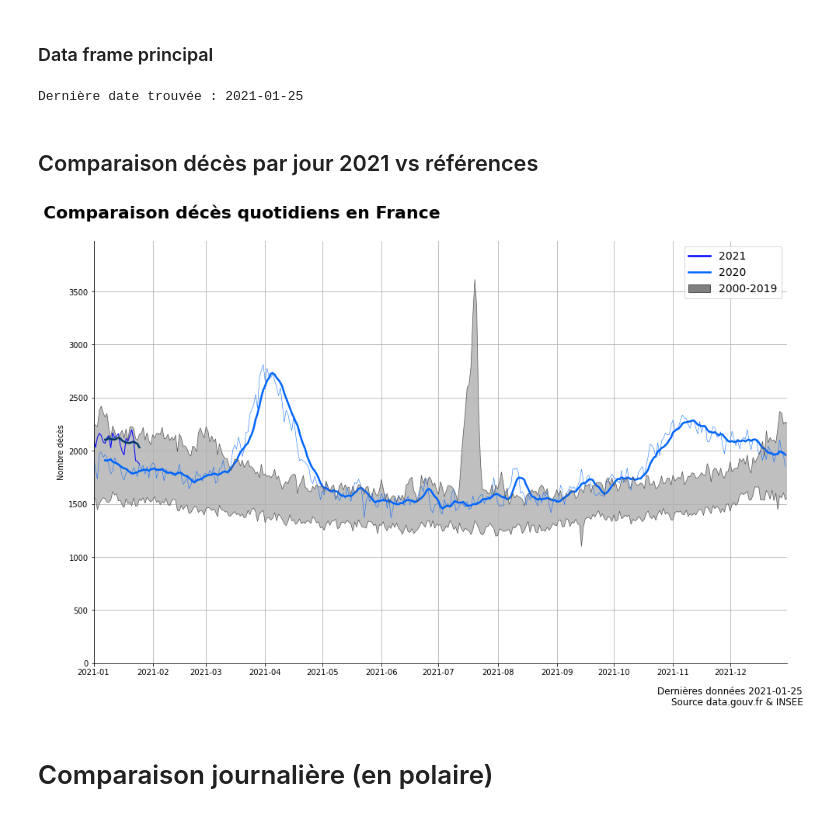
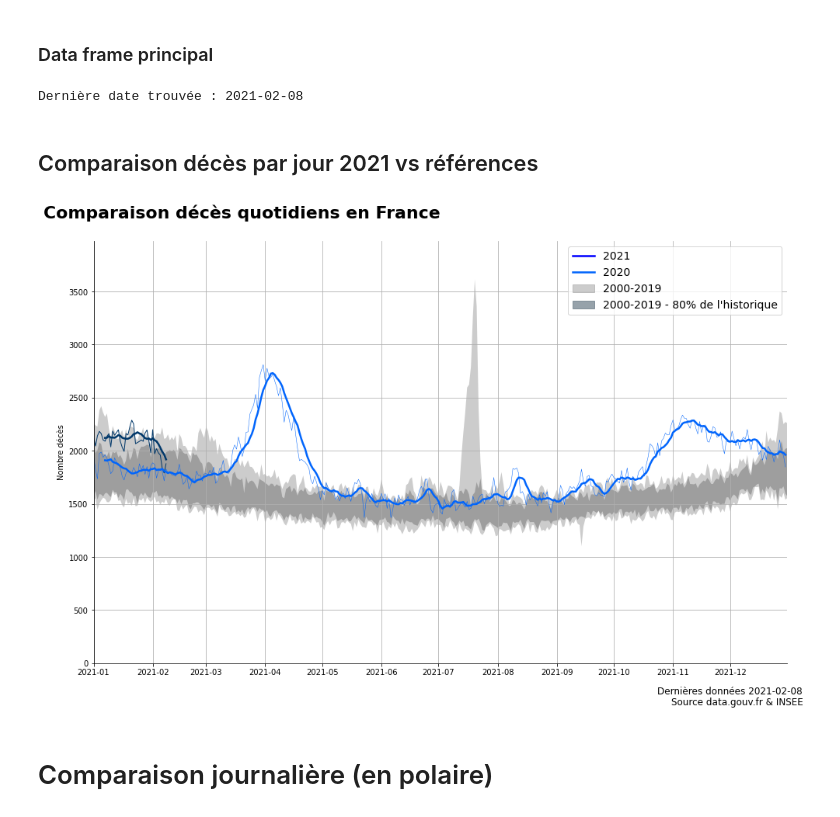
Before and after one commit to makiwara-fr/covid19-analyse, a Jupyter notebook: fr_deaths-2021.ipynb, the cells around one changed output. Cells and saved outputs as stored; diff of their text form; code cells hidden in the pictures.

Commit message:
Change in display.- Add the quantiles in main chart -review of the gap evolution

```diff
--- a/fr_deaths-2021.ipynb
+++ b/fr_deaths-2021.ipynb
@@ -18,7 +18,7 @@ t0 = datetime.now()
 # %%
 # Data from insee
 # https://insee.fr/fr/statistiques/4487988?sommaire=4487854
-insee_file = "2021-02-05_deces_quotidiens_departement_csv.csv"
+insee_file = "2021-02-19_deces_quotidiens_departement_csv.csv"
 df_insee = pd.read_csv("./Data_FR_Deaths/" + insee_file, delimiter=";", index_col="Date_evenement", encoding='iso-8859-1')
 df_insee.drop(["Communes_a_envoi_dematerialise_Deces2019","Total_deces_2019"],axis=1,inplace=True)
 df_insee
@@ -294,0 +297,3 @@ Length: 365, dtype: float64
+# %%
+df_histo_quantiles = df_histo[lst_years].quantile([0.1,0.9],axis=1).T
+df_histo_quantiles
@@ -298,7 +335,7 @@ Length: 365, dtype: float64
 derniere_photo = df_2021.dropna().index.max().date()
 print(f"Dernière date trouvée : {derniere_photo}")
 # %% [output]
-Dernière date trouvée : 2021-01-25
+Dernière date trouvée : 2021-02-08
 # %% [markdown]
 ## Comparaison décès par jour 2021 vs références
 # %%
@@ -311,7 +348,7 @@ fig, ax = plt.subplots(figsize=(16,10))
 
 # courbe 2021
 # ###########
-ax.plot(df_2021, label='2021', linewidth=1, color='blue')
+ax.plot(df_2021, label='2021', linewidth=1, color='xkcd:marine blue')
 # moyenne mobile
 ax.plot(df_2021.rolling(7).mean(), label='2021 Moyenne mobile 7', linewidth=2.5, color='xkcd:marine blue' )
 
@@ -324,13 +361,13 @@ ax.plot(df_histo[2020], label='2020 Moyenne mobile 7', linewidth=0.5, color='xkc
 # ##########################
 
 # Boundaries
-ax.plot(df_histo[['min','max']], label='2000-2019', color="#525252",linewidth=0.7 )
+#ax.plot(df_histo[['min','max']], label='2000-2019', color="#525252",linewidth=0.7 )
+ax.fill_between(date_list, df_histo['min'], df_histo['max'], facecolor='grey', alpha=0.4)
 # moyenne
 #ax.plot(df_histo_moyenne.rolling(7).mean(), label="Moyenne 2020*2019", color="#78787a", linewidth=1.5)
 
-# fill
-ax.fill_between(date_list, df_histo['min'], df_histo['max'], facecolor='grey', alpha=0.5)
-
+# quantiles 50%
+ax.fill_between(date_list, df_histo_quantiles[0.1], df_histo_quantiles[0.9], facecolor='grey', alpha=0.6)
 
 # layout
 ax.set_title("Comparaison décès quotidiens en France", fontsize=22, pad=30, fontweight = 'bold',horizontalalignment='right')
@@ -338,35 +375,37 @@ ax.set_title("Comparaison décès quotidiens en France", fontsize=22, pad=30, fo
 ax.set_ylabel("Nombre décès")
 ax.grid(True)
 ax.spines['top'].set_visible(False)
 ax.spines['right'].set_visible(False)
 ax.margins(0.05)
 ax.set_xlim([pd.to_datetime('2021-01-01'),pd.to_datetime('2021-12-31')])
 ax.set_ylim(0, max(df_2021.max()[2021], df_histo.max().max())*1.1)
 # define legend
 # #############
 legend_elements = [#Line2D([0], [0], color='blue', lw=1, label='2021'),
                    Line2D([0], [0], color='blue', lw=2.5, label='2021'),
                    Line2D([0], [0], color='xkcd:bright blue', lw=2.5, label='2020'),
-                   Patch(facecolor='grey', edgecolor='#525252',
+                   Patch(facecolor='grey', edgecolor='grey', alpha=0.4,
                          label='2000-2019'),
+                   Patch(facecolor='xkcd:slate', edgecolor='xkcd:slate', alpha=0.6,
+                         label='2000-2019 - 80% de l\'historique'),
                    #Line2D([0], [0], color='#78787a', lw=1, label='2000-2019 moyenne mobile 7j'),
                   ]
 ax.legend(handles=legend_elements, fontsize=14)
 
 fig.text(0.77, 0.05, "Source data.gouv.fr & INSEE", fontsize=12)
 fig.text(0.755, 0.07, f"Dernières données {derniere_photo}", fontsize=12)
 
 
 # Commentaires
 #ax.annotate("Canicule 2003", xy=(0.56, 0.9), xytext=(0.65, 0.7), xycoords = "axes fraction",
 #            arrowprops={"width":3,"edgecolor":"lightgrey", "facecolor":"lightgrey"}, fontsize=14, )
 
 
 
 #arrowprops=dict(arrowstyle="->", width=4)
 fig.savefig("deces_fr_v2-"+ str(date.today()) +".png")
 # %% [output]
-[figure, old version]
+[figure, new version]
 # %% [markdown]
 # Comparaison journalière (en polaire)
 # %%
```
Also changed, not shown: parts of 17 cells of this notebook.
